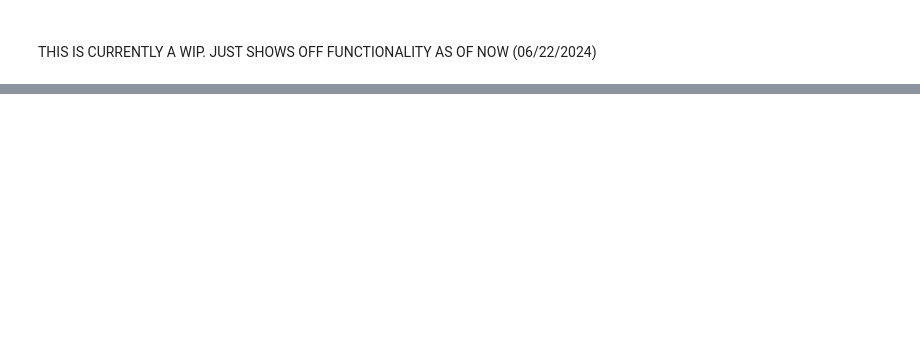
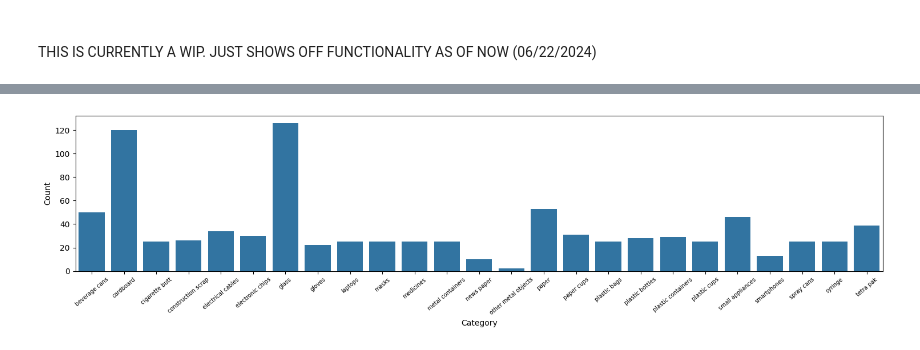
Before and after one commit to ammarali02/RRR, a Jupyter notebook: eda.ipynb, the cells around one changed output, grey strips where cells are left out. Saved outputs shown, nothing was run; the diff lists cells and outputs as text; code cells hidden in the pictures; blank space fills up the shorter version.

```diff
--- a/eda.ipynb
+++ b/eda.ipynb
@@ -32,0 +32,3 @@ df
+# %%
+df_all = df.groupby('Category').mean()
+df_all
@@ -32,0 +54,5 @@ df
+# %%
+count_df = df.groupby('Category').size().reset_index(name='Count')
+
+df_all = pd.merge(df_all, count_df, on = 'Category')
+df_all
@@ -32,0 +77,8 @@ df
+# %%
+plt.figure(figsize=(15,4))
+plot = sns.barplot(data = df_all, x = 'Category', y = 'Count')
+plot.set_xticklabels(plot.get_xticklabels(), rotation = 40, fontsize=7)
+plt.tight_layout()
+plt.show()
+# %% [output]
+[figure, added]
```
Also changed, not shown: parts of 4 cells of this notebook.
